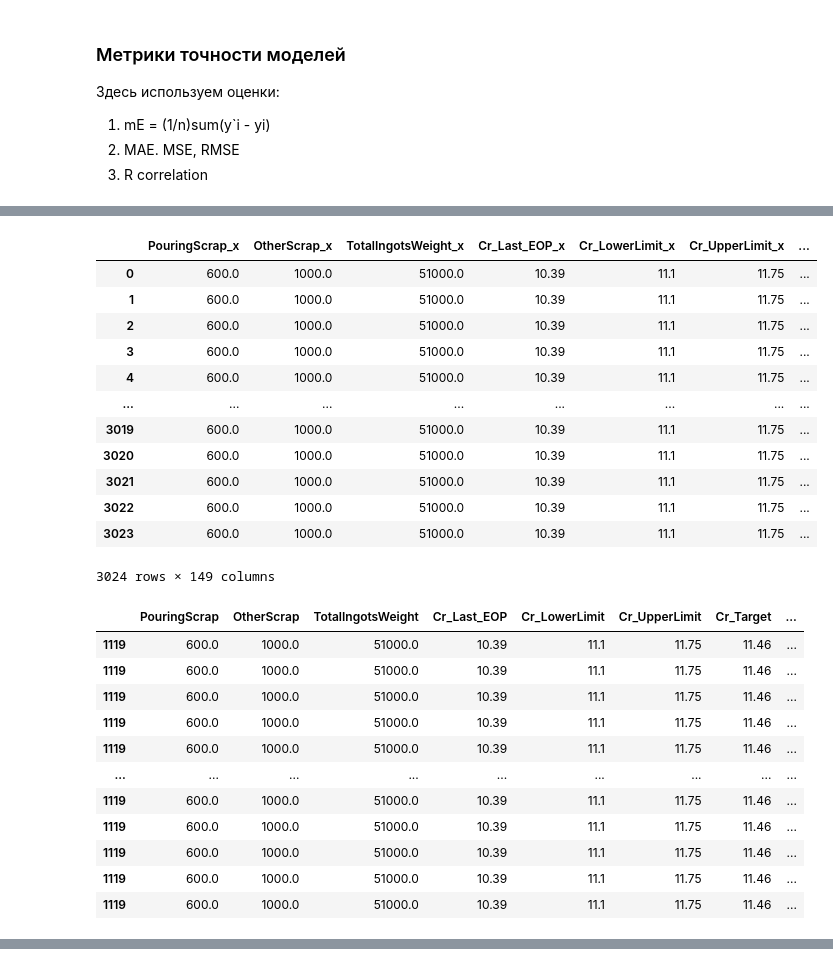
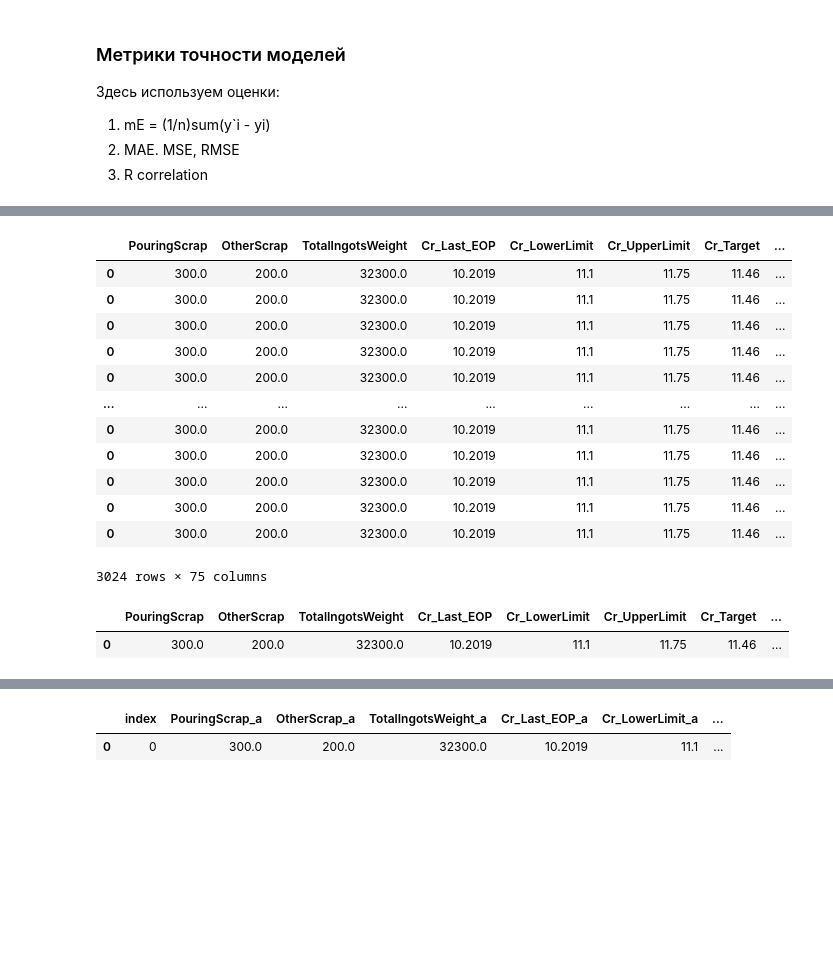
Before and after one commit to DarFusozaiVarVar/fantastic-barnacle, a Jupyter notebook: DataAnalysis/lab1/lab1.ipynb, the cells around one changed output, grey strips where cells are left out. Cells and saved outputs as stored; diff of their text form; code cells hidden in the pictures; blank space fills up the shorter version.

```diff
--- a/DataAnalysis/lab1/lab1.ipynb
+++ b/DataAnalysis/lab1/lab1.ipynb
@@ -375,5 +352,4 @@ display(ans)
 # %%
-#/////////////// UNDER CONSTRUCTION BLOCK ///////////////////
 import pandas as pd
 pd.set_option('display.max_columns', 500)
 pd.set_option('display.max_rows', 100)
@@ -383,14 +359,18 @@ import random as rnd
 
 data = pd.read_csv('итоговая таблица_испр.csv', sep=';')
 
-example_data = data.iloc[rnd.randint(0, len(data))].loc[['PouringScrap', 'OtherScrap','TotalIngotsWeight',
-                                                         'Cr_Last_EOP', 'Cr_LowerLimit', 'Cr_UpperLimit', 'Cr_Target',
-                                                         'Ni_Last_EOP', 'Ni_LowerLimit', 'Ni_UpperLimit', 'Ni_Target',
-                                                         'Mo_Last_EOP', 'Mo_LowerLimit', 'Mo_UpperLimit', 'Mo_Target',
-                                                         'V_Last_EOP', 'V_LowerLimit', 'V_UpperLimit', 'V_Target',
-                                                         'W_Last_EOP', 'W_LowerLimit', 'W_UpperLimit', 'W_Target']].to_frame() #data from historical
-# example_data = pd.DataFrame(data={'PouringScrap': [600], 'OtherScrap': [200], 'TotalIngotsWeight': [33300],
-#                                    'Cr_Last_EOP':[10.2019], 'Cr_LowerLimit':[11.1], 'Cr_UpperLimit':[11.75], 'Cr_Target':[11.46]}).T #random data
+# example_data = data.iloc[rnd.randint(0, len(data))].loc[['PouringScrap', 'OtherScrap','TotalIngotsWeight',
+#                                                          'Cr_Last_EOP', 'Cr_LowerLimit', 'Cr_UpperLimit', 'Cr_Target',
+#                                                          'Ni_Last_EOP', 'Ni_LowerLimit', 'Ni_UpperLimit', 'Ni_Target',
+#                                                          'Mo_Last_EOP', 'Mo_LowerLimit', 'Mo_UpperLimit', 'Mo_Target',
+#                                                          'V_Last_EOP', 'V_LowerLimit', 'V_UpperLimit', 'V_Target',
+#                                                          'W_Last_EOP', 'W_LowerLimit', 'W_UpperLimit', 'W_Target']].to_frame() #data from historical
+example_data = pd.DataFrame(data={'PouringScrap':[300], 'OtherScrap':[200], 'TotalIngotsWeight': [32300],
+                                   'Cr_Last_EOP':[10.2019], 'Cr_LowerLimit':[11.1], 'Cr_UpperLimit':[11.75], 'Cr_Target':[11.46],
+                                   'Ni_Last_EOP':[0.1], 'Ni_LowerLimit':[0], 'Ni_UpperLimit': [0.3], 'Ni_Target':[0],
+                                    'Mo_Last_EOP':[0.8], 'Mo_LowerLimit':[0.7], 'Mo_UpperLimit':[0.85], 'Mo_Target':[0.73],
+                                    'V_Last_EOP':[0.73], 'V_LowerLimit':[0.72], 'V_UpperLimit':[0.85], 'V_Target':[0.76],
+                                    'W_Last_EOP':[0.4], 'W_LowerLimit':[0], 'W_UpperLimit':[0.2], 'W_Target':[0]}).T #random data
 other_par = data.drop(['Date','Cr_Final','Ni_Final','Mo_Final','V_Final','W_Final'],axis=1)
 ans = pd.DataFrame(columns=other_par.columns.to_list())
 #display(ans)
@@ -417,11 +397,13 @@ for j in f:
         #print(data_)
 
         # display(len(data_.columns))
-        if example_data.loc[j[0]].values[0] < trees[j[1]].predict(data_.loc[:, data_.columns != 'HeatNo'].values) and trees[j[1]].predict(data_.loc[:, data_.columns != 'HeatNo'].values) < example_data.loc[j[2]].values[0]:
+        if example_data.loc[j[0]].values[0] < trees[j[1]].predict(data_.loc[:, data_.columns != 'HeatNo'].values) and trees[j[1]].predict(data_.loc[:, data_.columns != 'HeatNo'].values) < example_data.loc[j[2]].values[0]: #example_data.loc[j[0]].values[0] < trees[j[1]].predict(data_.loc[:, data_.columns != 'HeatNo'].values) and
             ans[j[1]] = pd.concat([ans[j[1]], data_])
 
+    print(len(ans[j[1]]))
 
 
 for j in ans.keys():
+    ans[j].reset_index()
     display(ans[j])
 # %% [output]
@@ -469,36 +444,31 @@ for j in ans.keys():
 3225 rows × 75 columns
 # %%
-display(ans['Cr_Final'].merge(ans['W_Final'], on='HeatNo'))
+#/////////////// UNDER CONSTRUCTION BLOCK ///////////////////
+display(ans['Cr_Final'])
+display(ans['Ni_Final'])
 last = ans['Cr_Final']
-for i in ['Cr_Final','Ni_Final','Mo_Final','V_Final','W_Final']:
+# last = last.merge(ans['Ni_Final'], on='HeatNo', how='inner', suffixes=['Cr','Ni'])
+for i in ['Ni_Final','Mo_Final','V_Final','W_Final']: #columns set by priority
     try:
-        last.merge(ans['i'], on='HeatNo')
+        last = last.merge(ans[i], on='HeatNo', how='inner', suffixes=['_a', '_b'])
     except:
-        break
-display(last) #Пока так
+        print('Error' + i)
+        continue
+last = last.reset_index()
+display(last)
 # %% [output]
-|  | PouringScrap_x | OtherScrap_x | TotalIngotsWeight_x | Cr_Last_EOP_x | Cr_LowerLimit_x | Cr_UpperLimit_x | ... |
-| 0 | 600.0 | 1000.0 | 51000.0 | 10.39 | 11.1 | 11.75 | ... |
-| 1 | 600.0 | 1000.0 | 51000.0 | 10.39 | 11.1 | 11.75 | ... |
-| 2 | 600.0 | 1000.0 | 51000.0 | 10.39 | 11.1 | 11.75 | ... |
-| 3 | 600.0 | 1000.0 | 51000.0 | 10.39 | 11.1 | 11.75 | ... |
-| 4 | 600.0 | 1000.0 | 51000.0 | 10.39 | 11.1 | 11.75 | ... |
-| ... | ... | ... | ... | ... | ... | ... | ... |
-| 3019 | 600.0 | 1000.0 | 51000.0 | 10.39 | 11.1 | 11.75 | ... |
-| 3020 | 600.0 | 1000.0 | 51000.0 | 10.39 | 11.1 | 11.75 | ... |
-| 3021 | 600.0 | 1000.0 | 51000.0 | 10.39 | 11.1 | 11.75 | ... |
-| 3022 | 600.0 | 1000.0 | 51000.0 | 10.39 | 11.1 | 11.75 | ... |
-| 3023 | 600.0 | 1000.0 | 51000.0 | 10.39 | 11.1 | 11.75 | ... |
+|  | PouringScrap | OtherScrap | TotalIngotsWeight | Cr_Last_EOP | Cr_LowerLimit | Cr_UpperLimit | Cr_Target | ... |
+| 0 | 300.0 | 200.0 | 32300.0 | 10.2019 | 11.1 | 11.75 | 11.46 | ... |
+| 0 | 300.0 | 200.0 | 32300.0 | 10.2019 | 11.1 | 11.75 | 11.46 | ... |
+| 0 | 300.0 | 200.0 | 32300.0 | 10.2019 | 11.1 | 11.75 | 11.46 | ... |
+| 0 | 300.0 | 200.0 | 32300.0 | 10.2019 | 11.1 | 11.75 | 11.46 | ... |
+| 0 | 300.0 | 200.0 | 32300.0 | 10.2019 | 11.1 | 11.75 | 11.46 | ... |
+| ... | ... | ... | ... | ... | ... | ... | ... | ... |
+| 0 | 300.0 | 200.0 | 32300.0 | 10.2019 | 11.1 | 11.75 | 11.46 | ... |
+| 0 | 300.0 | 200.0 | 32300.0 | 10.2019 | 11.1 | 11.75 | 11.46 | ... |
+| 0 | 300.0 | 200.0 | 32300.0 | 10.2019 | 11.1 | 11.75 | 11.46 | ... |
+| 0 | 300.0 | 200.0 | 32300.0 | 10.2019 | 11.1 | 11.75 | 11.46 | ... |
+| 0 | 300.0 | 200.0 | 32300.0 | 10.2019 | 11.1 | 11.75 | 11.46 | ... |
-3024 rows × 149 columns
+3024 rows × 75 columns
 |  | PouringScrap | OtherScrap | TotalIngotsWeight | Cr_Last_EOP | Cr_LowerLimit | Cr_UpperLimit | Cr_Target | ... |
-| 1119 | 600.0 | 1000.0 | 51000.0 | 10.39 | 11.1 | 11.75 | 11.46 | ... |
-| 1119 | 600.0 | 1000.0 | 51000.0 | 10.39 | 11.1 | 11.75 | 11.46 | ... |
-| 1119 | 600.0 | 1000.0 | 51000.0 | 10.39 | 11.1 | 11.75 | 11.46 | ... |
-| 1119 | 600.0 | 1000.0 | 51000.0 | 10.39 | 11.1 | 11.75 | 11.46 | ... |
-| 1119 | 600.0 | 1000.0 | 51000.0 | 10.39 | 11.1 | 11.75 | 11.46 | ... |
-| ... | ... | ... | ... | ... | ... | ... | ... | ... |
-| 1119 | 600.0 | 1000.0 | 51000.0 | 10.39 | 11.1 | 11.75 | 11.46 | ... |
-| 1119 | 600.0 | 1000.0 | 51000.0 | 10.39 | 11.1 | 11.75 | 11.46 | ... |
-| 1119 | 600.0 | 1000.0 | 51000.0 | 10.39 | 11.1 | 11.75 | 11.46 | ... |
-| 1119 | 600.0 | 1000.0 | 51000.0 | 10.39 | 11.1 | 11.75 | 11.46 | ... |
-| 1119 | 600.0 | 1000.0 | 51000.0 | 10.39 | 11.1 | 11.75 | 11.46 | ... |
+| 0 | 300.0 | 200.0 | 32300.0 | 10.2019 | 11.1 | 11.75 | 11.46 | ... |
@@ -505,0 +477,2 @@ display(last) #Пока так
+|  | index | PouringScrap_a | OtherScrap_a | TotalIngotsWeight_a | Cr_Last_EOP_a | Cr_LowerLimit_a | ... |
+| 0 | 0 | 300.0 | 200.0 | 32300.0 | 10.2019 | 11.1 | ... |
```
Also changed, not shown: parts of 4 cells of this notebook.
